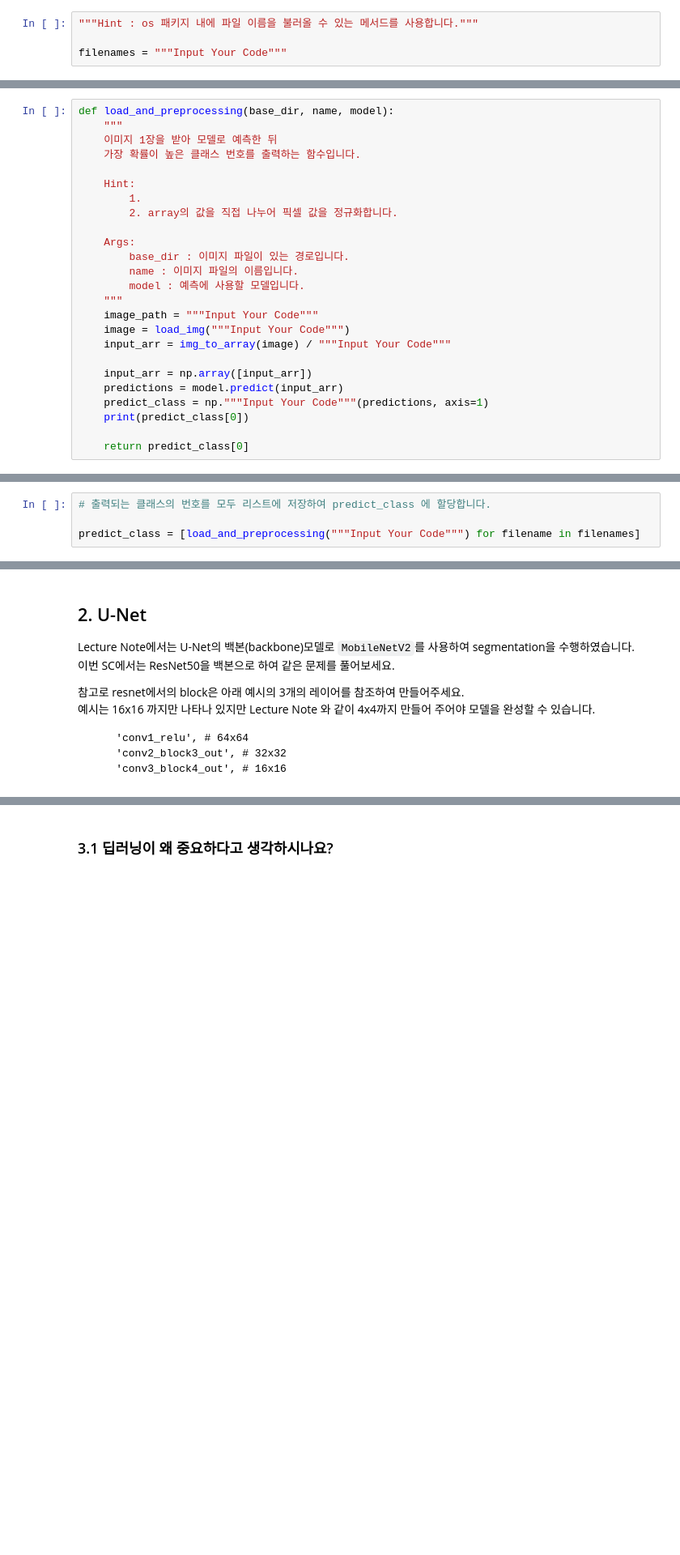
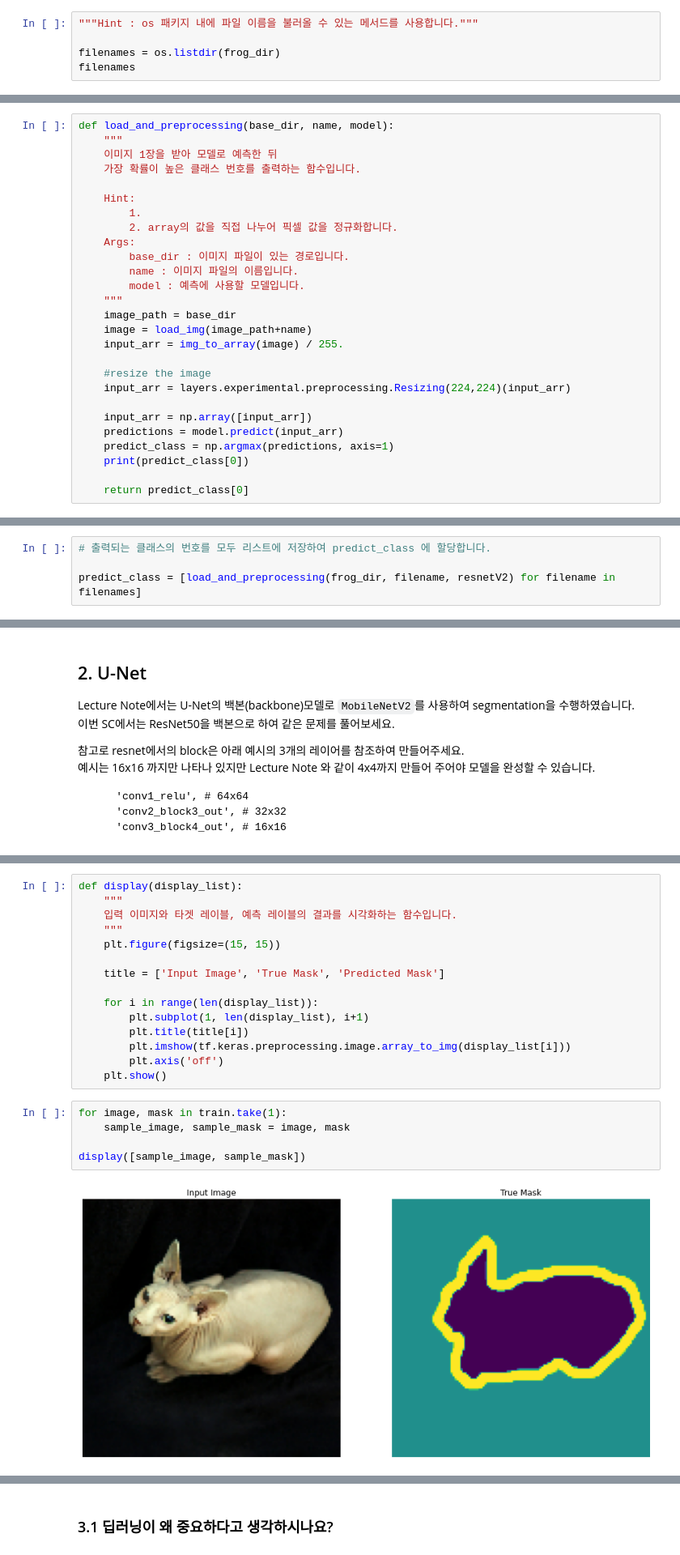
Before and after one commit to hoeen/codestates-projects, a Jupyter notebook: ai-sc43x/ai-sc43x.ipynb, the cells around one changed output, grey strips where cells are left out. Shown at 81% size. Cells and saved outputs as stored; diff of their text form; blank space fills up the shorter version.

```diff
--- a/ai-sc43x/ai-sc43x.ipynb
+++ b/ai-sc43x/ai-sc43x.ipynb
@@ -34,4 +36,5 @@ frog_dir = """Input Your Code"""
 # %%
 """Hint : os 패키지 내에 파일 이름을 불러올 수 있는 메서드를 사용합니다."""
 
-filenames = """Input Your Code"""
+filenames = os.listdir(frog_dir)
+filenames
@@ -50,19 +90,21 @@ def load_and_preprocessing(base_dir, name, model):
     Hint:
         1.
         2. array의 값을 직접 나누어 픽셀 값을 정규화합니다.
-
     Args:
         base_dir : 이미지 파일이 있는 경로입니다.
         name : 이미지 파일의 이름입니다.
         model : 예측에 사용할 모델입니다.
     """
-    image_path = """Input Your Code"""
-    image = load_img("""Input Your Code""")
-    input_arr = img_to_array(image) / """Input Your Code"""
+    image_path = base_dir
+    image = load_img(image_path+name)
+    input_arr = img_to_array(image) / 255.
+
+    #resize the image
+    input_arr = layers.experimental.preprocessing.Resizing(224,224)(input_arr)
 
     input_arr = np.array([input_arr])
     predictions = model.predict(input_arr)
-    predict_class = np."""Input Your Code"""(predictions, axis=1)
+    predict_class = np.argmax(predictions, axis=1)
     print(predict_class[0])
 
     return predict_class[0]
@@ -79,4 +139,4 @@ resnetV2.summary()
 # %%
 # 출력되는 클래스의 번호를 모두 리스트에 저장하여 predict_class 에 할당합니다.
 
-predict_class = [load_and_preprocessing("""Input Your Code""") for filename in filenames]
+predict_class = [load_and_preprocessing(frog_dir, filename, resnetV2) for filename in filenames]
@@ -112,0 +296,22 @@ Lecture Note에서는 U-Net의 백본(backbone)모델로 `MobileNetV2`를 사용
+# %%
+def display(display_list):
+    """
+    입력 이미지와 타겟 레이블, 예측 레이블의 결과를 시각화하는 함수입니다.
+    """
+    plt.figure(figsize=(15, 15))
+
+    title = ['Input Image', 'True Mask', 'Predicted Mask']
+
+    for i in range(len(display_list)):
+        plt.subplot(1, len(display_list), i+1)
+        plt.title(title[i])
+        plt.imshow(tf.keras.preprocessing.image.array_to_img(display_list[i]))
+        plt.axis('off')
+    plt.show()
+# %%
+for image, mask in train.take(1):
+    sample_image, sample_mask = image, mask
+
+display([sample_image, sample_mask])
+# %% [output]
+[figure, added]
```
Also changed, not shown: parts of 19 cells of this notebook.
